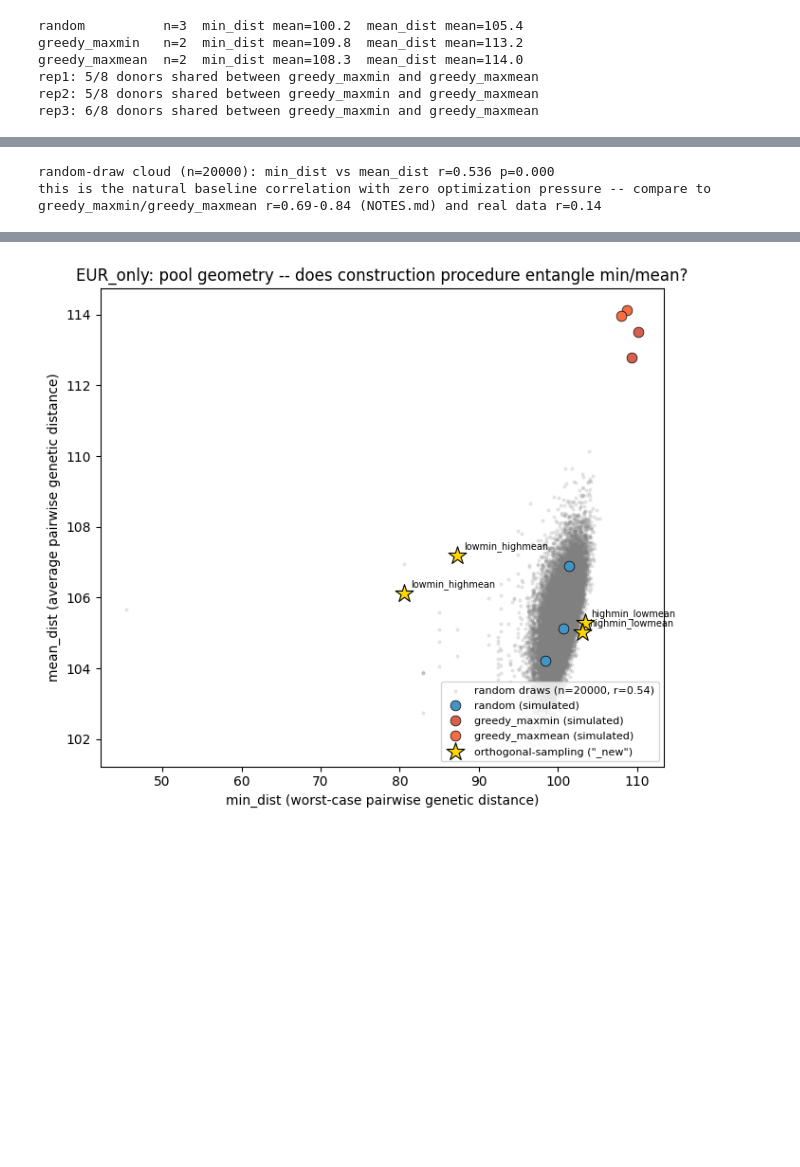
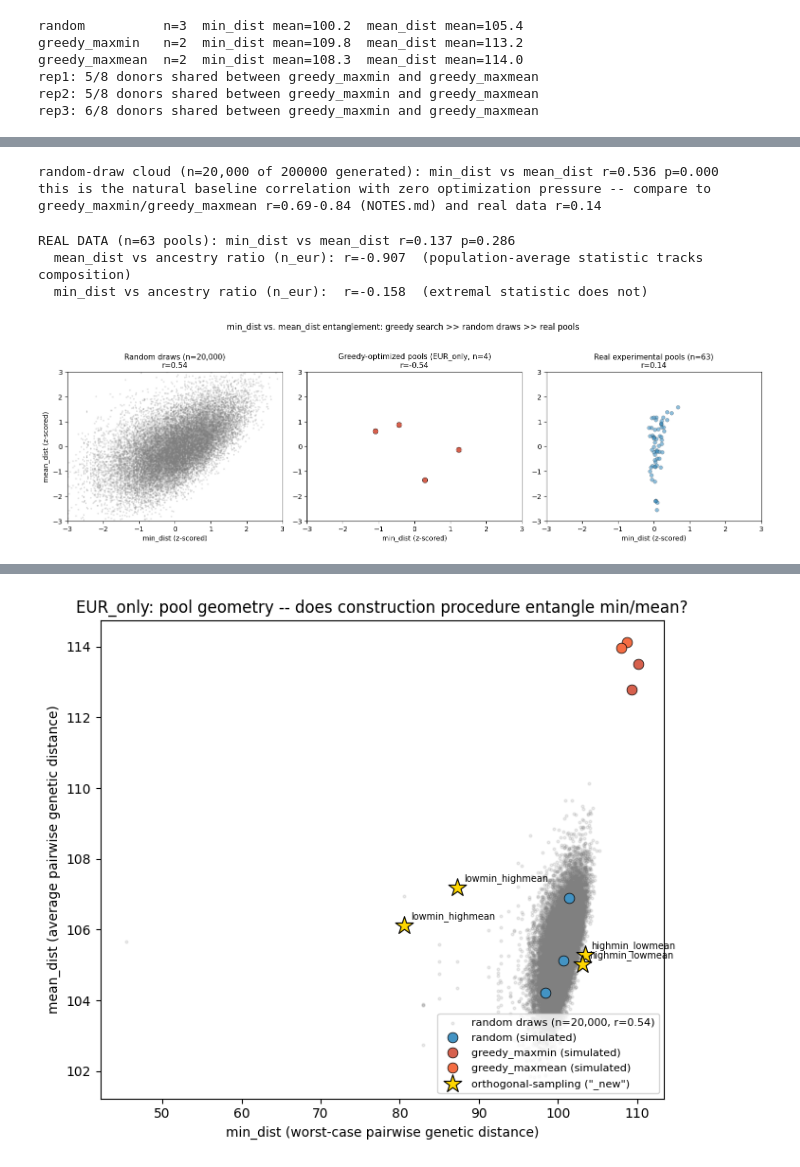
Before and after one commit to terencewtli/demux_pool_design, a Jupyter notebook: notebooks/ambisim/00_pool_geometry_qc.ipynb, the cells around one changed output, grey strips where cells are left out. Cells and saved outputs as stored; diff of their text form; code cells hidden in the pictures; blank space fills up the shorter version.

```diff
--- a/notebooks/ambisim/00_pool_geometry_qc.ipynb
+++ b/notebooks/ambisim/00_pool_geometry_qc.ipynb
@@ -79,10 +131,11 @@ rep3: 6/8 donors shared between greedy_maxmin and greedy_maxmean
 # %%
 ### reference backdrop: what does min_dist vs mean_dist look like for pools with
-### NO optimization at all? 20k random 8-donor draws, distance-matrix lookups only
-### (no genotype simulation) so this is cheap
+### NO optimization at all? 200k random 8-donor draws, distance-matrix lookups only
+### (no genotype simulation) so this is cheap (~15s). n_draws=200,000 (not 20,000)
+### so the convergence-diagnostic figure below can check behavior out to that range.
 rng = np.random.default_rng(0)
 universe_arr = np.array(universe_idx)
-n_draws = 20000
+n_draws = 200000
 cloud_min, cloud_mean = np.empty(n_draws), np.empty(n_draws)
 for i in range(n_draws):
     pool = rng.choice(universe_arr, 8, replace=False)
@@ -90,14 +143,79 @@ for i in range(n_draws):
     cloud_min[i] = m['min_dist']
     cloud_mean[i] = m['mean_dist']
 
-r_cloud, p_cloud = pearsonr(cloud_min, cloud_mean)
-print(f'random-draw cloud (n={n_draws}): min_dist vs mean_dist r={r_cloud:.3f} p={p_cloud:.3f}')
+# headline correlation reported at n=20,000 (matches the operating point used
+# throughout NOTES.md/README) -- the convergence figure below shows this is
+# already stable well before 200,000
+r_cloud, p_cloud = pearsonr(cloud_min[:20000], cloud_mean[:20000])
+print(f'random-draw cloud (n=20,000 of {n_draws} generated): min_dist vs mean_dist r={r_cloud:.3f} p={p_cloud:.3f}')
 print('this is the natural baseline correlation with zero optimization pressure -- compare to')
 print('greedy_maxmin/greedy_maxmean r=0.69-0.84 (NOTES.md) and real data r=0.14')
 # %% [output]
-random-draw cloud (n=20000): min_dist vs mean_dist r=0.536 p=0.000
+random-draw cloud (n=20,000 of 200000 generated): min_dist vs mean_dist r=0.536 p=0.000
 this is the natural baseline correlation with zero optimization pressure -- compare to
 greedy_maxmin/greedy_maxmean r=0.69-0.84 (NOTES.md) and real data r=0.14
+# %%
+### ground truth: what does min_dist vs mean_dist actually look like in real,
+### non-curated 10x pools? (63 real pools, distinct from anything simulated
+### in this repo -- see notebooks/vcf_metrics/01a_expected_ll.ipynb source)
+real_srcdir = '/u/project/cluo/terencew/demux_benchmark/pool_design'
+real_dists = pd.read_csv(f'{real_srcdir}/csv/50_line/pool_genetic_dists.csv', sep='\t', index_col=0).set_index('sample')
+real_eth = pd.read_csv(f'{real_srcdir}/csv/50_line/pool_ancestries.csv', sep='\t', index_col=0)
+real_eth.index = real_eth['sample']
+real_eth['n_eur'] = (real_eth['eur_prop'] * 6).round().astype(int)
+
+r_real, p_real = pearsonr(real_dists['min'], real_dists['mean'])
+r_mean_vs_anc, _ = pearsonr(real_eth.loc[real_dists.index, 'n_eur'], real_dists['mean'])
+r_min_vs_anc, _ = pearsonr(real_eth.loc[real_dists.index, 'n_eur'], real_dists['min'])
+print(f'REAL DATA (n={len(real_dists)} pools): min_dist vs mean_dist r={r_real:.3f} p={p_real:.3f}')
+print(f'  mean_dist vs ancestry ratio (n_eur): r={r_mean_vs_anc:+.3f}  (population-average statistic tracks composition)')
+print(f'  min_dist vs ancestry ratio (n_eur):  r={r_min_vs_anc:+.3f}  (extremal statistic does not)')
+# %% [output]
+REAL DATA (n=63 pools): min_dist vs mean_dist r=0.137 p=0.286
+  mean_dist vs ancestry ratio (n_eur): r=-0.907  (population-average statistic tracks composition)
+  min_dist vs ancestry ratio (n_eur):  r=-0.158  (extremal statistic does not)
+# %%
+### FIGURE 2: THE key methods figure -- three panels, same axes/scale logic,
+### side by side: random simulated draws vs. greedy-optimized simulated pools
+### vs. real experimental pools. Makes the entanglement argument visually in
+### one glance: greedy pools occupy a narrow, correlated band; real pools
+### scatter far more independently; random draws sit in between.
+fig, axes = plt.subplots(1, 3, figsize=(15, 4.5))
+
+# panel A: random draws -- first 20,000 of the cloud, matching the headline r_cloud
+# reported everywhere else in NOTES.md/README (the array holds 200k for the
+# convergence figure, but this panel/number pair must stay internally consistent)
+plot_min, plot_mean = cloud_min[:20000], cloud_mean[:20000]
+z_cloud_min = (plot_min - plot_min.mean()) / plot_min.std()
+z_cloud_mean = (plot_mean - plot_mean.mean()) / plot_mean.std()
+axes[0].scatter(z_cloud_min, z_cloud_mean, s=3, alpha=0.15, color='gray')
+axes[0].set_title(f'Random draws (n=20,000)\nr={r_cloud:.2f}', fontsize=11)
+
+# panel B: greedy-optimized pools (maxmin + maxmean together, EUR_only, matches panel A's universe)
+greedy_eur = existing_eur[existing_eur['strategy'].isin(['greedy_maxmin', 'greedy_maxmean'])]
+z_g_min = (greedy_eur['min_dist'] - greedy_eur['min_dist'].mean()) / greedy_eur['min_dist'].std()
+z_g_mean = (greedy_eur['mean_dist'] - greedy_eur['mean_dist'].mean()) / greedy_eur['mean_dist'].std()
+r_greedy_eur, p_greedy_eur = pearsonr(greedy_eur['min_dist'], greedy_eur['mean_dist'])
+axes[1].scatter(z_g_min, z_g_mean, s=60, color='#d6604d', edgecolor='black', linewidth=0.5)
+axes[1].set_title(f'Greedy-optimized pools (EUR_only, n={len(greedy_eur)})\nr={r_greedy_eur:.2f}', fontsize=11)
+
+# panel C: real experimental pools
+z_r_min = (real_dists['min'] - real_dists['min'].mean()) / real_dists['min'].std()
+z_r_mean = (real_dists['mean'] - real_dists['mean'].mean()) / real_dists['mean'].std()
+axes[2].scatter(z_r_min, z_r_mean, s=30, color='#4393c3', alpha=0.6, edgecolor='black', linewidth=0.3)
+axes[2].set_title(f'Real experimental pools (n={len(real_dists)})\nr={r_real:.2f}', fontsize=11)
+
+for ax in axes:
+    ax.set_xlabel('min_dist (z-scored)')
+    ax.set_xlim(-3, 3); ax.set_ylim(-3, 3)
+axes[0].set_ylabel('mean_dist (z-scored)')
+fig.suptitle('min_dist vs. mean_dist entanglement: greedy search >> random draws >> real pools',
+             fontsize=12, y=1.03)
+plt.tight_layout()
+plt.savefig(f'{projdir}/figures/00_entanglement_three_panel.pdf', bbox_inches='tight')
+plt.show()
+# %% [output]
+[figure, added]
 # %%
 ### load the new orthogonal-sampling ('_new') pools and check where they land
 ### relative to the random cloud -- do they actually achieve disagreement?
```
Also changed, not shown: parts of 8 cells of this notebook, 4 other files.
